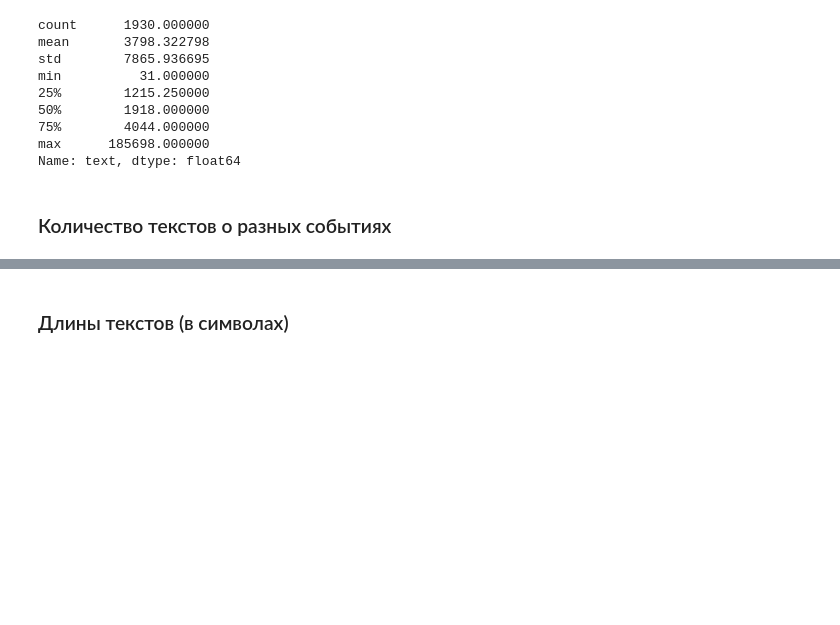
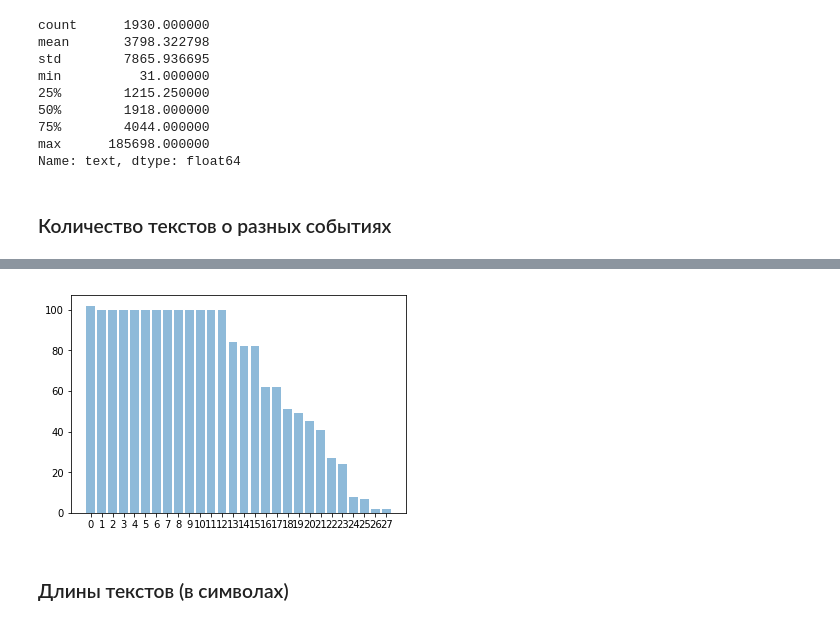
Before and after one commit to artemovae/nlp-course-sberbank, a Jupyter notebook: intro.ipynb, the cells around one changed output, grey strips where cells are left out. Drawn from its saved outputs; the diff is of its cells as text; code cells hidden in the pictures; blank space fills up the shorter version.

```diff
--- a/intro.ipynb
+++ b/intro.ipynb
@@ -181,2 +171,20 @@ Loading BokehJS ...
+# %%
+import matplotlib.pyplot as plt
+
+counts = df.event.value_counts()
+values = counts.tolist()
+labels = counts.index.tolist()
+
+
+y_pos = np.arange(len(labels))
+
+
+plt.bar(y_pos, values, align='center', alpha=0.5)
+plt.xticks(y_pos, range(len(labels)))
+
+
+plt.show()
+# %% [output]
+[figure, added]
 # %% [markdown]
 ### Длины текстов (в символах)
```
Also changed, not shown: parts of 14 cells of this notebook, 1 other file.
